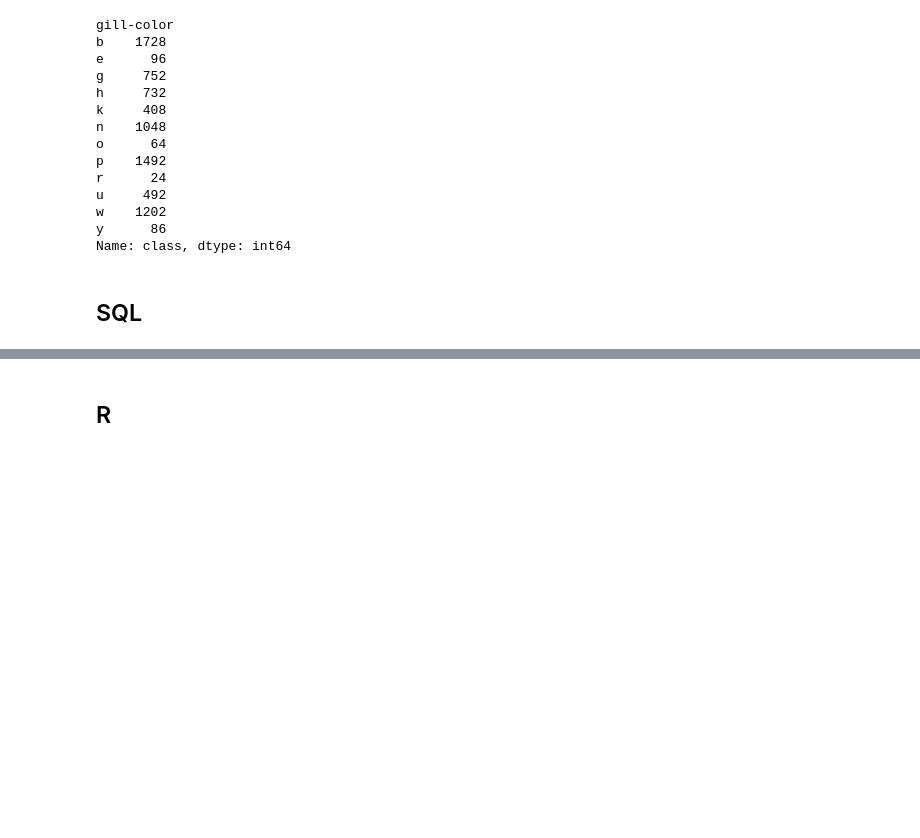
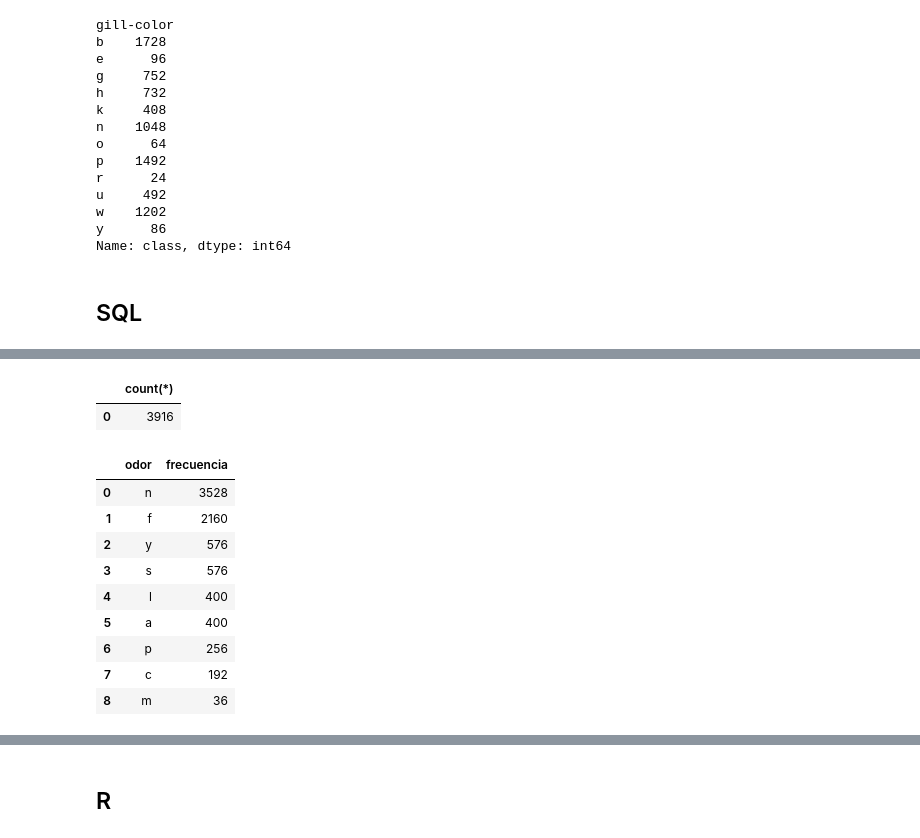
Before and after one commit to steffanylars/PracticaPython, a Jupyter notebook: retosSencillos.ipynb, the cells around one changed output, grey strips where cells are left out. Cells and saved outputs as stored; diff of their text form; code cells hidden in the pictures; blank space fills up the shorter version.

```diff
--- a/retosSencillos.ipynb
+++ b/retosSencillos.ipynb
@@ -270,0 +342,18 @@ import pandas as pd
+# %%
+pd.read_sql("SELECT count(*) from mushrooms where class='p'",conn)
+# %% [output]
+|  | count(*) |
+| 0 | 3916 |
+# %%
+pd.read_sql("SELECT odor, count(*) as frecuencia from mushrooms group by odor order by frecuencia desc", conn)
+# %% [output]
+|  | odor | frecuencia |
+| 0 | n | 3528 |
+| 1 | f | 2160 |
+| 2 | y | 576 |
+| 3 | s | 576 |
+| 4 | l | 400 |
+| 5 | a | 400 |
+| 6 | p | 256 |
+| 7 | c | 192 |
+| 8 | m | 36 |
```
Also changed, not shown: parts of 15 cells of this notebook, 12 other files.
